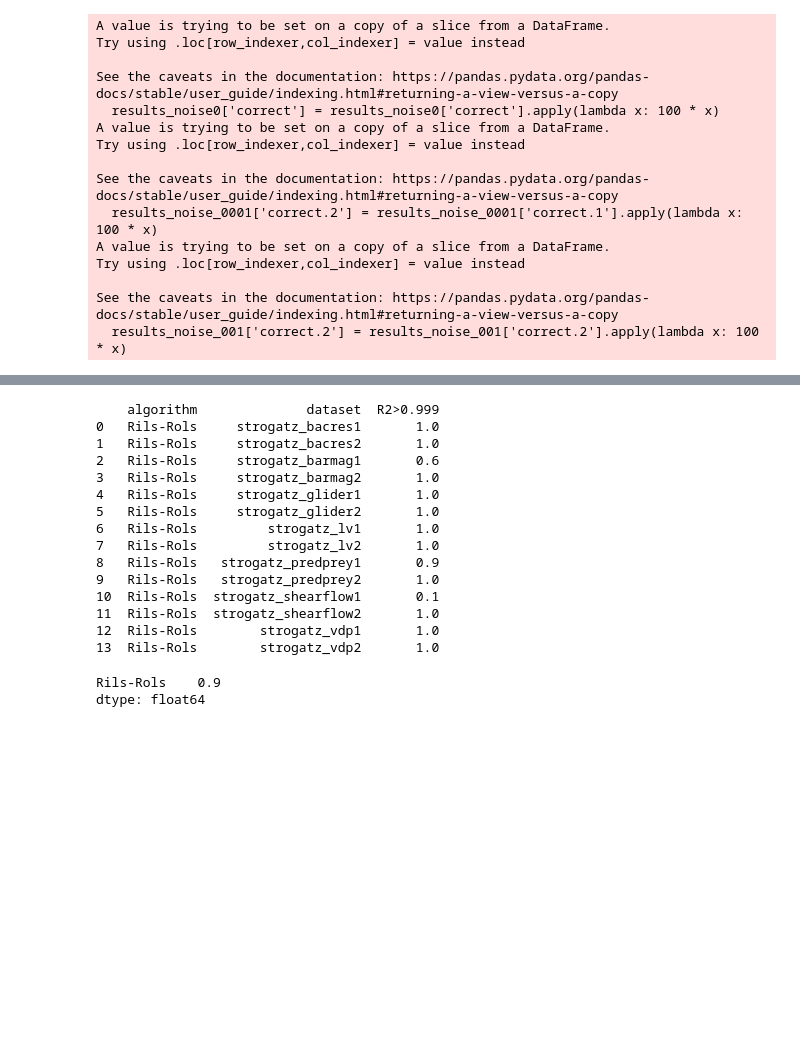
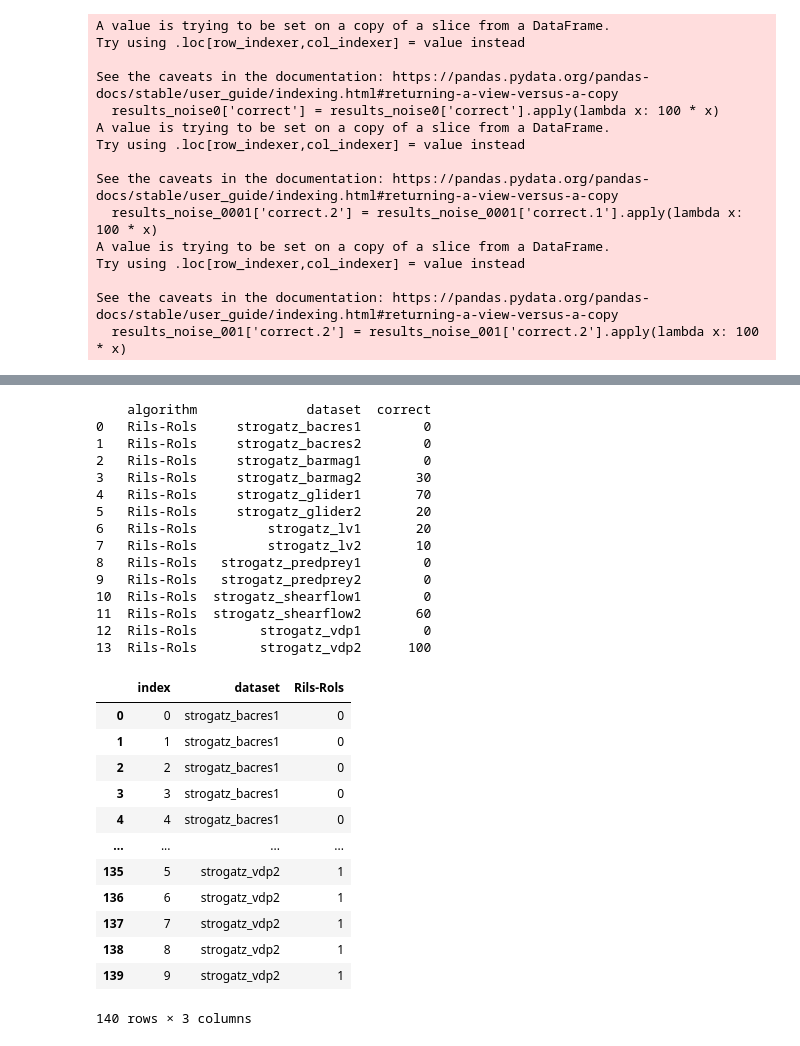
Before and after one commit to kartelj/rils-rols, a Jupyter notebook: paper_resources/statistics/stats_preparation.ipynb, the cells around one changed output, grey strips where cells are left out. Saved outputs shown, nothing was run; the diff lists cells and outputs as text; code cells hidden in the pictures; blank space fills up the shorter version.

```diff
--- a/paper_resources/statistics/stats_preparation.ipynb
+++ b/paper_resources/statistics/stats_preparation.ipynb
@@ -39,9 +39,9 @@ noise_levels = [0.0, 0.001, 0.01 ]
 
 ## index of groups
 data_groups_index = 1 # data_groups[ data_groups_index ]
-noise_levels_index = 0 # noise_levels[ noise_levels_index ]
-criterion_column = "accuracy_solution" #"symbolic_solution_rate_(%)" #accuracy_solution
-criterion_feynman_column = "R2>0.999"#  R2>0.999 correct
+noise_levels_index = 2 # noise_levels[ noise_levels_index ]
+criterion_column = "symbolic_solution_rate_(%)" #"symbolic_solution_rate_(%)" #accuracy_solution
+criterion_feynman_column = "correct"#  R2>0.999 correct
 ################# dataset ####################################
 
 results_groundtruth = pd.read_csv("groundtruth.csv", sep="\t")
@@ -69,7 +69,7 @@ def feynman_or_strogatz(filename, noise_level):
 
     feynman_results = pd.read_csv(file_name, delimiter=",", encoding='utf-16') #, encoding='cp1252')
     #print(feynman_results)
-    feynman_results_groupby = feynman_results.groupby(["instance"]).aggregate({criterion_feynman_column : "sum", criterion_feynman_column +".1" : "sum", criterion_feynman_column + ".2" : "sum" })
+    feynman_results_groupby = feynman_results.groupby(["instance"]).aggregate({criterion_feynman_column: "sum", criterion_feynman_column +".1" : "sum", criterion_feynman_column + ".2" : "sum" })
     feynman_results_groupby_ri = feynman_results_groupby.reset_index()
     feynman_results_groupby_ri['algorithm'] = feynman_results_groupby_ri.apply(lambda x: 'Rils-Rols', axis = 1)
 
@@ -149,31 +432,58 @@ See the caveats in the documentation: https://pandas.pydata.org/pandas-docs/stab
 # %%
 ########## Feynamn/Strogatz: reduction
 print(feynman_results_noise)
-
 data_all_results = pd.DataFrame()
 feynman_results_noise.drop(columns = ["algorithm"], axis = 1, inplace=True)
 feynman_results_noise.columns = ["dataset", "Rils-Rols"]
 # %% [output]
-    algorithm              dataset  R2>0.999
-0   Rils-Rols     strogatz_bacres1       1.0
-1   Rils-Rols     strogatz_bacres2       1.0
-2   Rils-Rols     strogatz_barmag1       0.6
-3   Rils-Rols     strogatz_barmag2       1.0
-4   Rils-Rols     strogatz_glider1       1.0
-5   Rils-Rols     strogatz_glider2       1.0
-6   Rils-Rols         strogatz_lv1       1.0
-7   Rils-Rols         strogatz_lv2       1.0
-8   Rils-Rols   strogatz_predprey1       0.9
-9   Rils-Rols   strogatz_predprey2       1.0
-10  Rils-Rols  strogatz_shearflow1       0.1
-11  Rils-Rols  strogatz_shearflow2       1.0
-12  Rils-Rols        strogatz_vdp1       1.0
-13  Rils-Rols        strogatz_vdp2       1.0
+    algorithm              dataset  correct
+0   Rils-Rols     strogatz_bacres1        0
+1   Rils-Rols     strogatz_bacres2        0
+2   Rils-Rols     strogatz_barmag1        0
+3   Rils-Rols     strogatz_barmag2       30
+4   Rils-Rols     strogatz_glider1       70
+5   Rils-Rols     strogatz_glider2       20
+6   Rils-Rols         strogatz_lv1       20
+7   Rils-Rols         strogatz_lv2       10
+8   Rils-Rols   strogatz_predprey1        0
+9   Rils-Rols   strogatz_predprey2        0
+10  Rils-Rols  strogatz_shearflow1        0
+11  Rils-Rols  strogatz_shearflow2       60
+12  Rils-Rols        strogatz_vdp1        0
+13  Rils-Rols        strogatz_vdp2      100
 # %%
-feynman_results_noise.mean()
+############# expansion:
+
+feynman_results_noise_expanded = pd.DataFrame()
+for index, row in feynman_results_noise.iterrows():
+
+    number_found = row[ "Rils-Rols" ] // 10
+    for i in range(10):
+        row_add = {}
+
+        if i < number_found:
+            row_add = { "index" : i, "dataset" : row['dataset'], "Rils-Rols": 1}
+        else:
+            row_add = { "index" : i, "dataset" : row['dataset'], "Rils-Rols": 0}
+        ## add
+        feynman_results_noise_expanded = feynman_results_noise_expanded.append(row_add,  ignore_index=True)
+
+### expanded
+feynman_results_noise_expanded
 # %% [output]
+|  | index | dataset | Rils-Rols |
+| 0 | 0 | strogatz_bacres1 | 0 |
+| 1 | 1 | strogatz_bacres1 | 0 |
+| 2 | 2 | strogatz_bacres1 | 0 |
+| 3 | 3 | strogatz_bacres1 | 0 |
+| 4 | 4 | strogatz_bacres1 | 0 |
+| ... | ... | ... | ... |
+| 135 | 5 | strogatz_vdp2 | 1 |
+| 136 | 6 | strogatz_vdp2 | 1 |
+| 137 | 7 | strogatz_vdp2 | 1 |
+| 138 | 8 | strogatz_vdp2 | 1 |
+| 139 | 9 | strogatz_vdp2 | 1 |
-Rils-Rols    0.9
-dtype: float64
+140 rows × 3 columns
 # %%
 ### MERGE:
 data_all_results = feynman_results_noise.copy()
```
Also changed, not shown: parts of 7 cells of this notebook, 2 other files.
